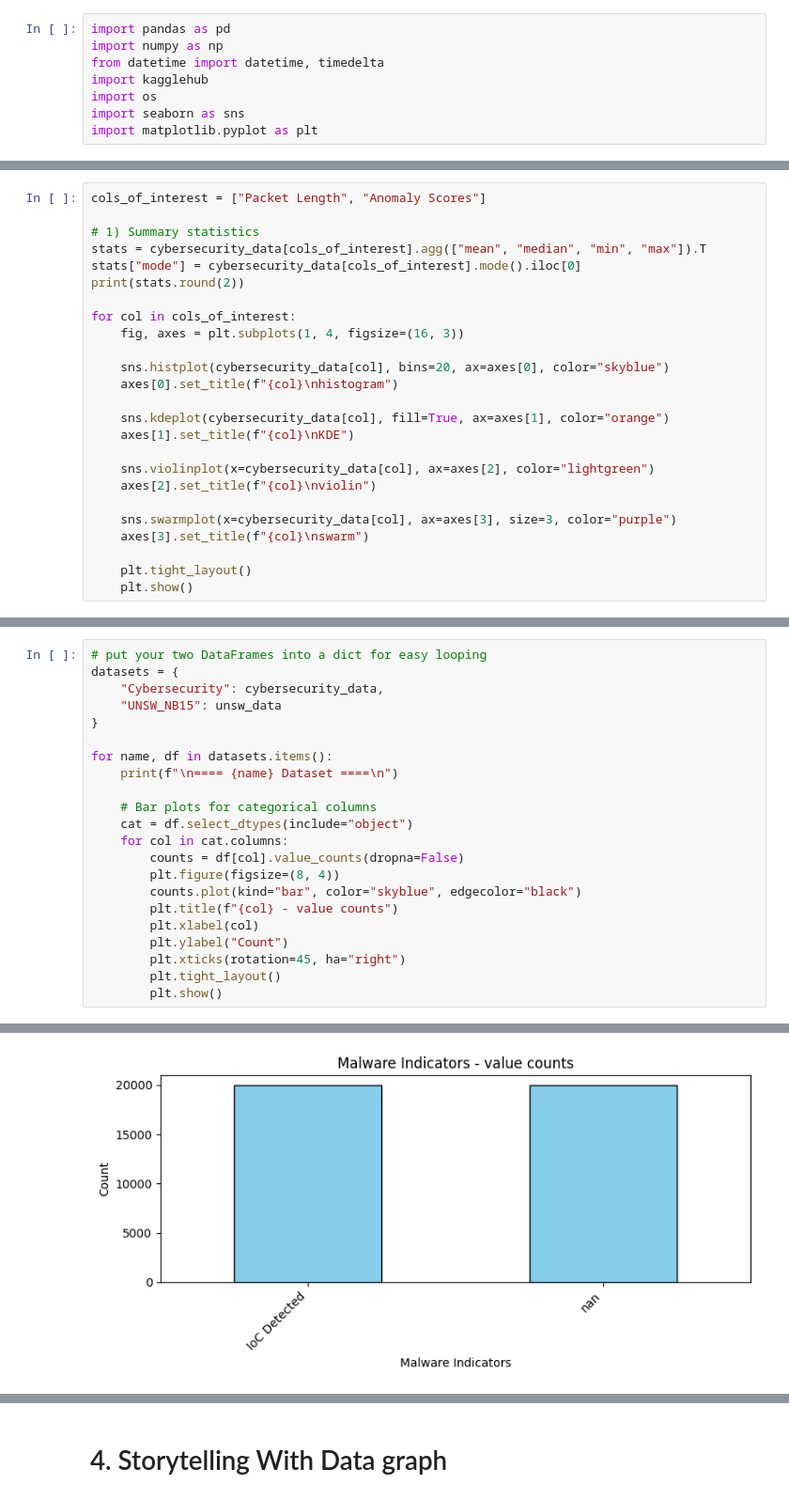
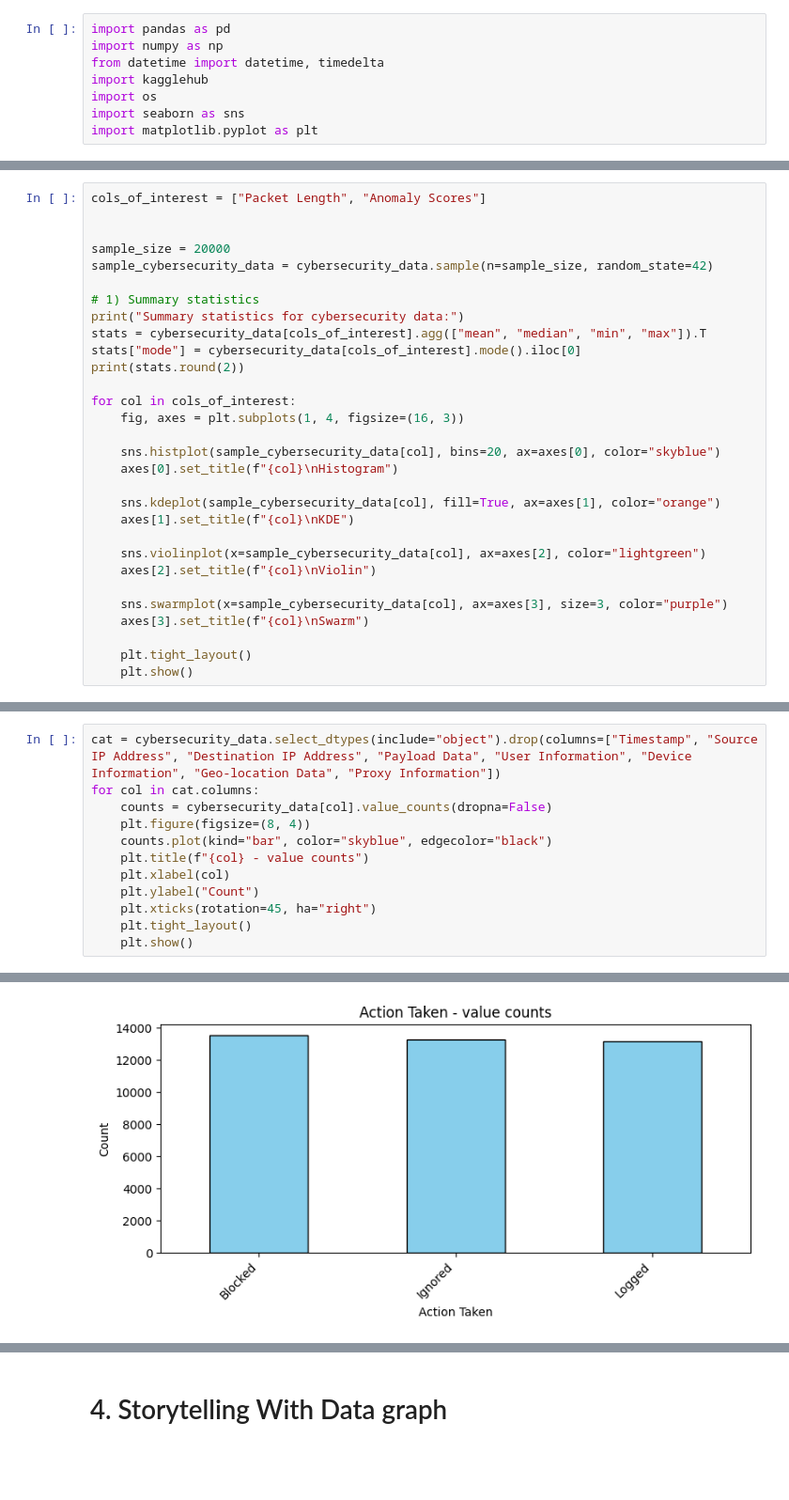
Before and after one commit to luanbui/DX699S, a Jupyter notebook: Week4.ipynb, the cells around one changed output, grey strips where cells are left out. Shown at 94% size. Cells and saved outputs as stored; diff of their text form; blank space fills up the shorter version.

```diff
--- a/Week4.ipynb
+++ b/Week4.ipynb
@@ -95,7 +95,12 @@ File already exists: /Users/luanbui/.cache/kagglehub/datasets/dhoogla/unswnb15/v
 # %%
 cols_of_interest = ["Packet Length", "Anomaly Scores"]
 
+
+sample_size = 20000
+sample_cybersecurity_data = cybersecurity_data.sample(n=sample_size, random_state=42)
+
 # 1) Summary statistics
+print("Summary statistics for cybersecurity data:")
 stats = cybersecurity_data[cols_of_interest].agg(["mean", "median", "min", "max"]).T
 stats["mode"] = cybersecurity_data[cols_of_interest].mode().iloc[0]
 print(stats.round(2))
@@ -103,17 +108,17 @@ print(stats.round(2))
 for col in cols_of_interest:
     fig, axes = plt.subplots(1, 4, figsize=(16, 3))
 
-    sns.histplot(cybersecurity_data[col], bins=20, ax=axes[0], color="skyblue")
-    axes[0].set_title(f"{col}\nhistogram")
+    sns.histplot(sample_cybersecurity_data[col], bins=20, ax=axes[0], color="skyblue")
+    axes[0].set_title(f"{col}\nHistogram")
 
-    sns.kdeplot(cybersecurity_data[col], fill=True, ax=axes[1], color="orange")
+    sns.kdeplot(sample_cybersecurity_data[col], fill=True, ax=axes[1], color="orange")
     axes[1].set_title(f"{col}\nKDE")
 
-    sns.violinplot(x=cybersecurity_data[col], ax=axes[2], color="lightgreen")
-    axes[2].set_title(f"{col}\nviolin")
+    sns.violinplot(x=sample_cybersecurity_data[col], ax=axes[2], color="lightgreen")
+    axes[2].set_title(f"{col}\nViolin")
 
-    sns.swarmplot(x=cybersecurity_data[col], ax=axes[3], size=3, color="purple")
-    axes[3].set_title(f"{col}\nswarm")
+    sns.swarmplot(x=sample_cybersecurity_data[col], ax=axes[3], size=3, color="purple")
+    axes[3].set_title(f"{col}\nSwarm")
 
     plt.tight_layout()
     plt.show()
@@ -126,23 +132,13 @@ Anomaly Scores   50.11   50.34   0.0   100.0    15.39
 # %%
-# put your two DataFrames into a dict for easy looping
-datasets = {
-    "Cybersecurity": cybersecurity_data,
-    "UNSW_NB15": unsw_data
-}
-
-for name, df in datasets.items():
-    print(f"\n==== {name} Dataset ====\n")
-
-    # Bar plots for categorical columns
-    cat = df.select_dtypes(include="object")
-    for col in cat.columns:
-        counts = df[col].value_counts(dropna=False)
-        plt.figure(figsize=(8, 4))
-        counts.plot(kind="bar", color="skyblue", edgecolor="black")
-        plt.title(f"{col} - value counts")
-        plt.xlabel(col)
-        plt.ylabel("Count")
-        plt.xticks(rotation=45, ha="right")
-        plt.tight_layout()
-        plt.show()
+cat = cybersecurity_data.select_dtypes(include="object").drop(columns=["Timestamp", "Source IP Address", "Destination IP Address", "Payload Data", "User Information", "Device Information", "Geo-location Data", "Proxy Information"])
+for col in cat.columns:
+    counts = cybersecurity_data[col].value_counts(dropna=False)
+    plt.figure(figsize=(8, 4))
+    counts.plot(kind="bar", color="skyblue", edgecolor="black")
+    plt.title(f"{col} - value counts")
+    plt.xlabel(col)
+    plt.ylabel("Count")
+    plt.xticks(rotation=45, ha="right")
+    plt.tight_layout()
+    plt.show()
 # %% [output]
@@ -157 +152 @@ for name, df in datasets.items():
-[figure, old version]
+[figure, new version]
```
Also changed, not shown: parts of 6 cells of this notebook, 6 other files.
